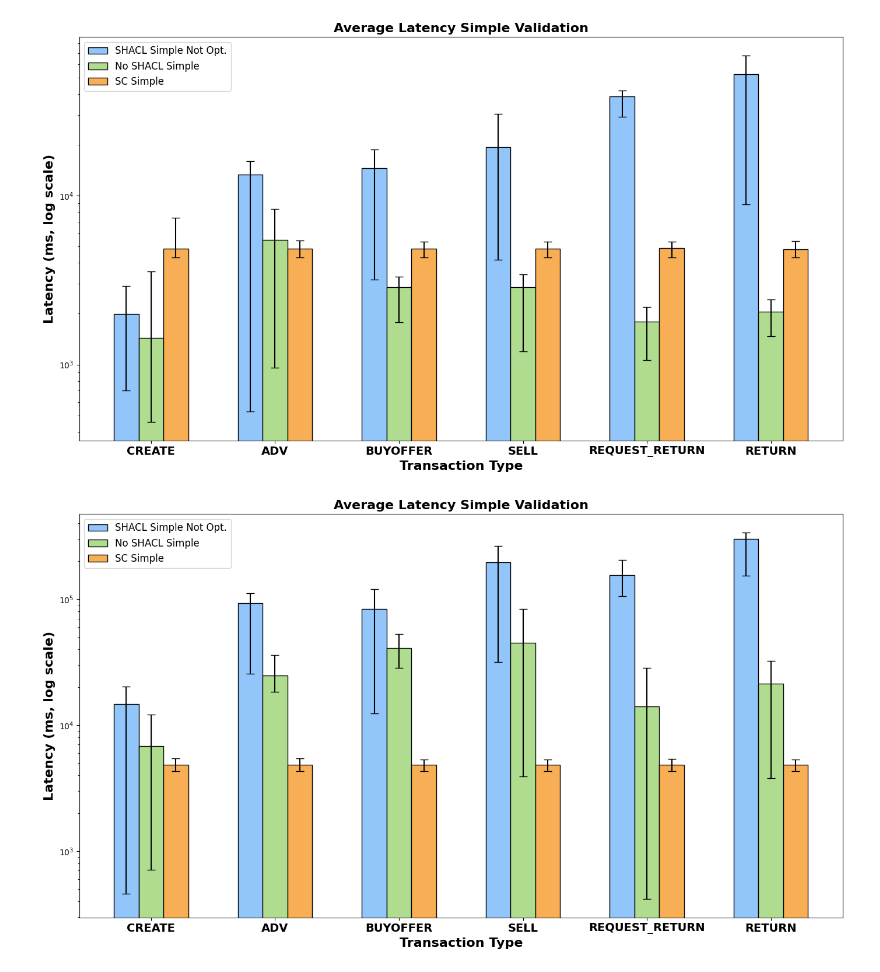
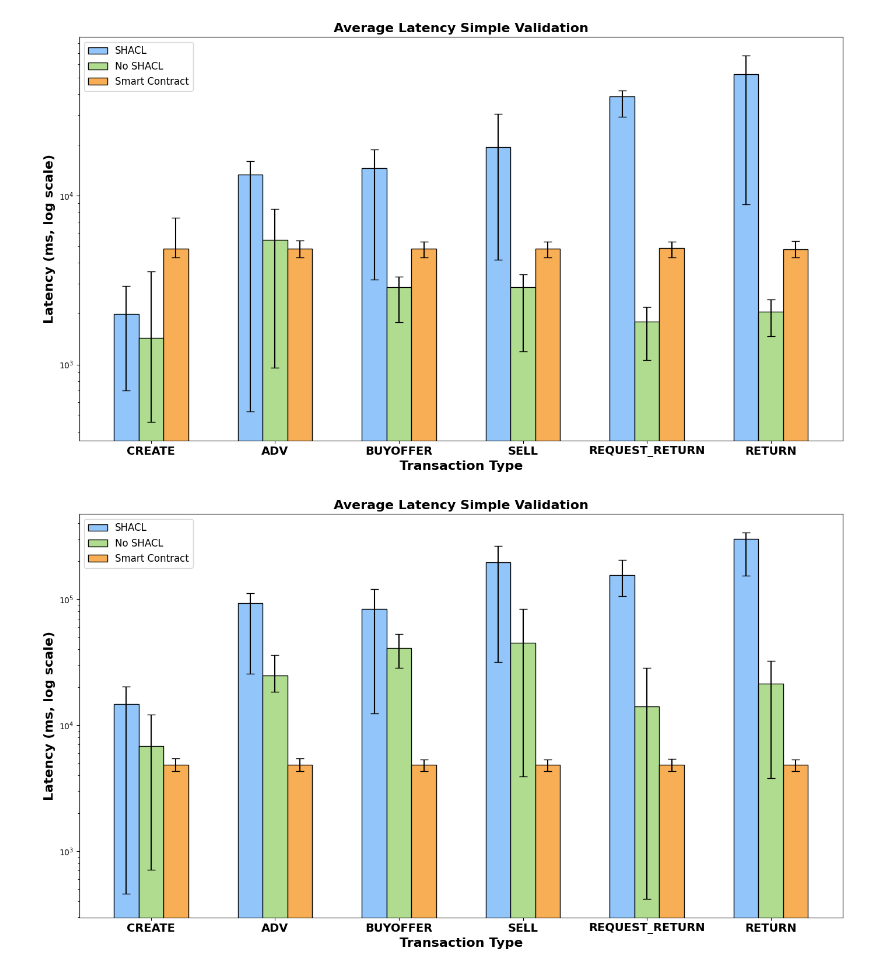
Before and after one commit to sogolsmansouri/smartchaindb, a Jupyter notebook: charts/charts.ipynb, the cells around one changed output. Saved outputs shown, nothing was run; the diff lists cells and outputs as text; code cells hidden in the pictures.

Commit message:
Updated chart names

```diff
--- a/charts/charts.ipynb
+++ b/charts/charts.ipynb
@@ -3,9 +3,9 @@ import pandas as pd
 import matplotlib.pyplot as plt
 import numpy as np
 
-ShaclSimpleNotOpt = 'SHACL Simple Not Opt.'
-NoshaclSimple = 'No SHACL Simple'
-ScSimple = 'SC Simple'
+ShaclSimpleNotOpt = 'SHACL'
+NoshaclSimple = 'No SHACL'
+ScSimple = 'Smart Contract'
 
 ColorShaclSimpleNotOpt = '#92C5F9'
 ColorNoshaclSimple = '#AFDC8F'
@@ -62,35 +62,35 @@ bars.append(ax.bar(index - bar_width, df['set1_avg'], bar_width, color=ColorShac
 
 bars.append(ax.bar(index, df['set3_avg'], bar_width, color=ColorNoshaclSimple,
                    yerr=[df['set3_avg'] - df['set3_min'], df['set3_max'] - df['set3_avg']], capsize=5, edgecolor='black'))
 
 bars.append(ax.bar(index + bar_width, df['set4_avg'], bar_width, color=ColorScSimple,
                    yerr=[df['set4_avg'] - df['set4_min'], df['set4_max'] - df['set4_avg']], capsize=5, edgecolor='black'))
 
 # Set labels and title
 ax.set_title('Average Latency Simple Validation', fontsize=16,fontweight='bold')
 ax.set_xlabel('Transaction Type', fontsize=16, fontweight='bold')
 ax.set_ylabel('Latency (ms, log scale)', fontsize=16,fontweight='bold')
 
 # Log scale for the y-axis to accommodate disparity
 ax.set_yscale('log')
 
 # Adjust x-tick positions and labels
 ax.set_xticks(index)
 ax.set_xticklabels(x_labels, fontsize=14,fontweight='bold')
 
 ax.legend([bars[0], bars[1], bars[2]],
           [ShaclSimpleNotOpt, NoshaclSimple, ScSimple],
           fontsize=12, loc='upper left')
 
 # Layout adjustment for better spacing
 plt.tight_layout()
 
-plt.savefig("chart1.pdf", format='pdf')
+plt.savefig("chart-lat-w5.pdf", format='pdf')
 
 # Show the plot
 plt.show()
 # %% [output]
-[figure, old version]
+[figure, new version]
 # %%
 import pandas as pd
 import matplotlib.pyplot as plt
@@ -171,12 +171,12 @@ ax.legend([bars[0], bars[1], bars[2]],
 # Layout adjustment for better spacing
 plt.tight_layout()
 
-plt.savefig("chart2.pdf", format='pdf')
+plt.savefig("chart-lat-w20.pdf", format='pdf')
 
 # Show the plot
 plt.show()
 # %% [output]
-[figure, old version]
+[figure, new version]
 # %%
 import matplotlib.pyplot as plt
 import numpy as np
```
Also changed, not shown: parts of 2 cells of this notebook, 8 other files.
